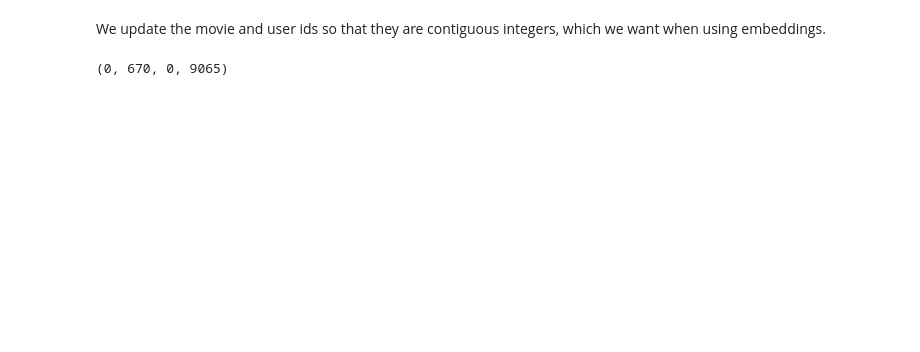
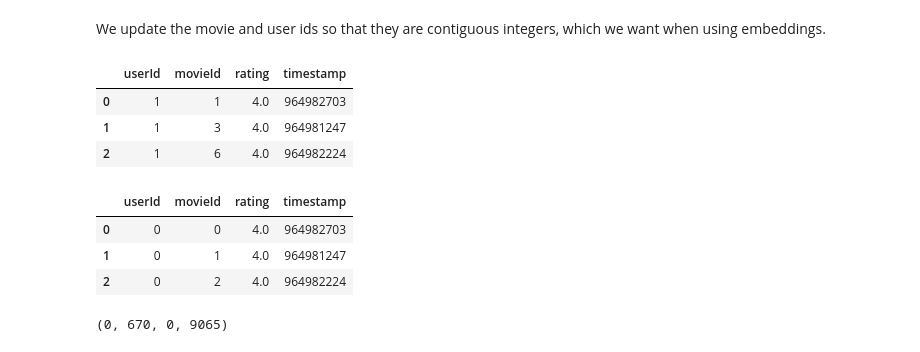
Before and after one commit to michael135/courses, a Jupyter notebook: deeplearning1/nbs/lesson4-michael.ipynb, the cells around one changed output. Saved outputs shown, nothing was run; the diff lists cells and outputs as text; code cells hidden in the pictures; blank space fills up the shorter version.

```diff
--- a/deeplearning1/nbs/lesson4-michael.ipynb
+++ b/deeplearning1/nbs/lesson4-michael.ipynb
@@ -49,8 +137,22 @@ movieid2idx = {o:i for i,o in enumerate(movies)}
 # %% [markdown]
 We update the movie and user ids so that they are contiguous integers, which we want when using embeddings.
+# %%
+ratings.head(3)
+# %% [output]
+|  | userId | movieId | rating | timestamp |
+| 0 | 1 | 1 | 4.0 | 964982703 |
+| 1 | 1 | 3 | 4.0 | 964981247 |
+| 2 | 1 | 6 | 4.0 | 964982224 |
 # %%
 ratings.movieId = ratings.movieId.apply(lambda x: movieid2idx[x])
 ratings.userId = ratings.userId.apply(lambda x: userid2idx[x])
+# %%
+ratings.head(3)
+# %% [output]
+|  | userId | movieId | rating | timestamp |
+| 0 | 0 | 0 | 4.0 | 964982703 |
+| 1 | 0 | 1 | 4.0 | 964981247 |
+| 2 | 0 | 2 | 4.0 | 964982224 |
 # %%
 user_min, user_max, movie_min, movie_max = (ratings.userId.min(),
     ratings.userId.max(), ratings.movieId.min(), ratings.movieId.max())
```
Also changed, not shown: parts of 34 cells of this notebook, 10 other files.
